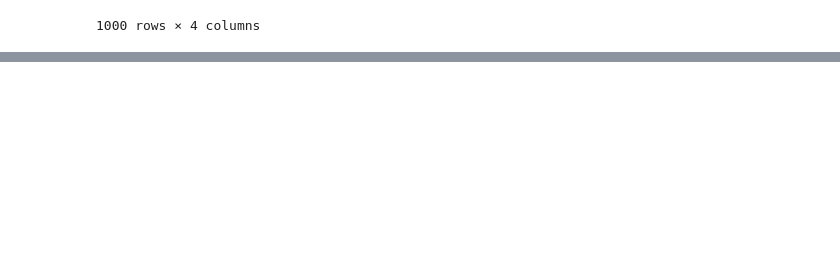
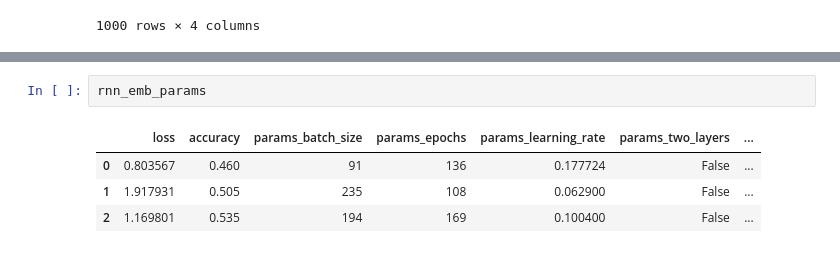
Before and after one commit to aleksKaluski/neural_network_comparision, a Jupyter notebook: preprocessing.ipynb, the cells around one changed output, grey strips where cells are left out. Drawn from its saved outputs; the diff is of its cells as text; blank space fills up the shorter version.

```diff
--- a/preprocessing.ipynb
+++ b/preprocessing.ipynb
@@ -131,0 +226,7 @@ mlp_bow.plot_loss_accuracy()
+# %%
+rnn_emb_params
+# %% [output]
+|  | loss | accuracy | params_batch_size | params_epochs | params_learning_rate | params_two_layers | ... |
+| 0 | 0.803567 | 0.460 | 91 | 136 | 0.177724 | False | ... |
+| 1 | 1.917931 | 0.505 | 235 | 108 | 0.062900 | False | ... |
+| 2 | 1.169801 | 0.535 | 194 | 169 | 0.100400 | False | ... |
```
Also changed, not shown: parts of 16 cells of this notebook, 3 other files.
